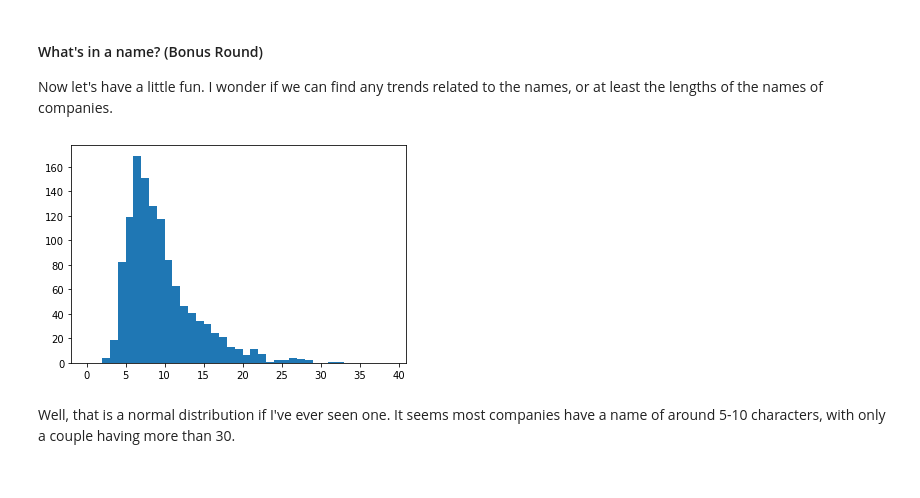
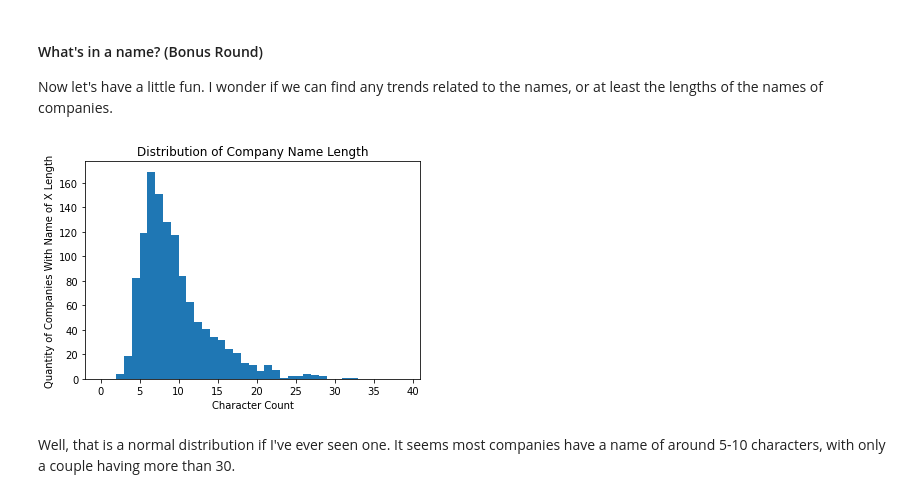
Before and after one commit to LinkWentz/startups-analysis, a Jupyter notebook: analysis.ipynb, the cells around one changed output. Cells and saved outputs as stored; diff of their text form; code cells hidden in the pictures.

```diff
--- a/analysis.ipynb
+++ b/analysis.ipynb
@@ -173,9 +189,13 @@ Now let's have a little fun. I wonder if we can find any trends related to the n
 # %%
 plt.hist(bdc['Company'].str.len(), bins=range(40))
 
+plt.xlabel('Character Count')
+plt.ylabel('Quantity of Companies With Name of X Length')
+plt.title('Distribution of Company Name Length')
+
 plt.show()
 # %% [output]
-[figure, old version]
+[figure, new version]
 # %% [markdown]
 Well, that is a normal distribution if I've ever seen one. It seems most companies have a name of around 5-10 characters, with only a couple having more than 30.
 # %%
```
Also changed, not shown: parts of 6 cells of this notebook.
